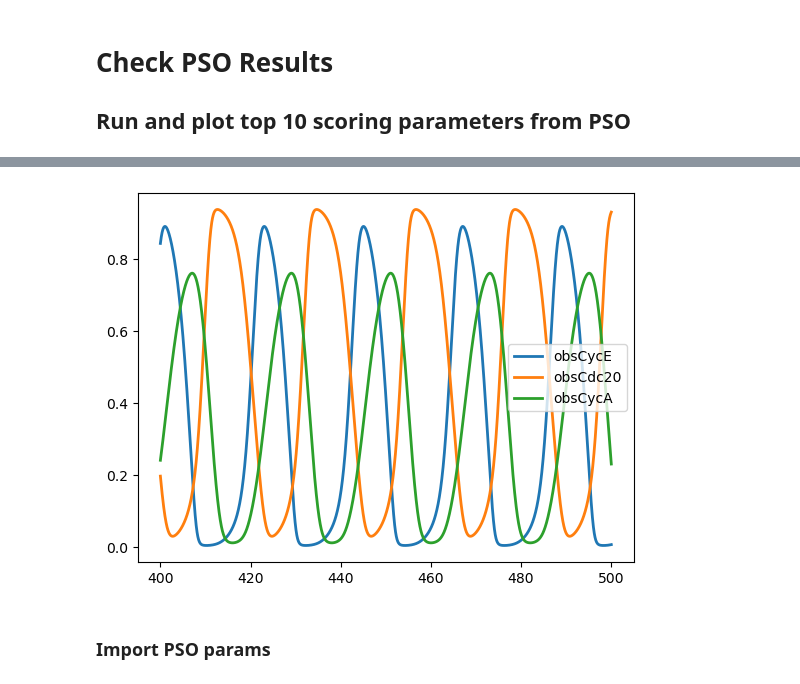
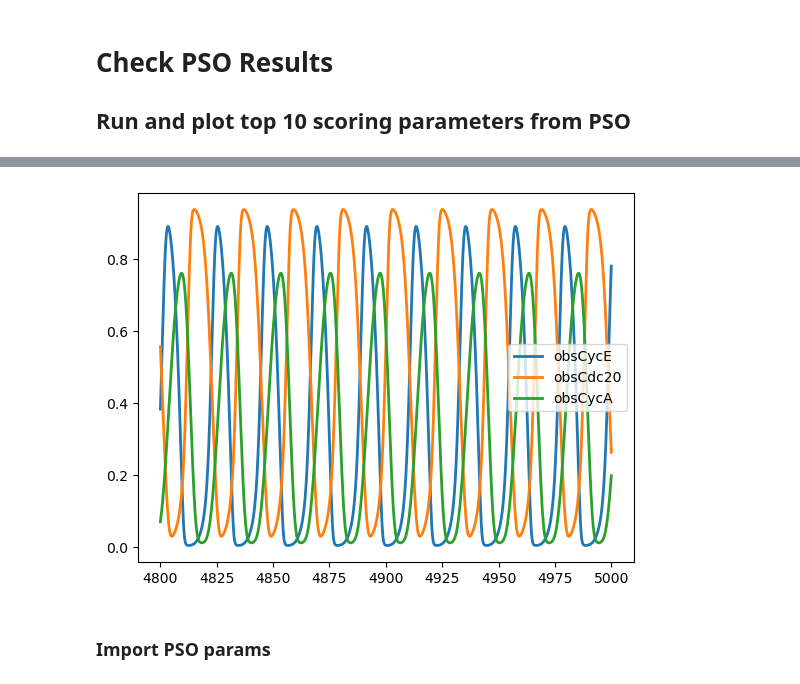
Before and after one commit to QuLab-VU/ECM_cell_cycle_model, a Jupyter notebook: Python/plotUMAP_proj.ipynb, the cells around one changed output, grey strips where cells are left out. Drawn from its saved outputs; the diff is of its cells as text; code cells hidden in the pictures.

```diff
--- a/Python/plotUMAP_proj.ipynb
+++ b/Python/plotUMAP_proj.ipynb
@@ -64,13 +64,13 @@ model_concentration.parameters['AKT'].value = 1 * 1
 # %%
 #ODE simulation
 
-t = np.linspace(0, 500, 50000)
+t = np.linspace(0, 5000, 50001)
 simres = ScipyOdeSimulator(model_concentration, t, verbose=False).run(); #deterministic simulation
 yout = simres.all;
 observables=['obsCycE','obsCdc20', 'obsCycA']; #plot Cyclin E, Cdc20 and Cyclin A
 
 for obs in range(3) :
-    plt.plot(t[40000:],yout[observables[obs]][40000:], label=observables[obs], lw=2)
+    plt.plot(t[48000:],yout[observables[obs]][48000:], label=observables[obs], lw=2)
 plt.legend(loc=0)
 plt.show()
 # %% [output]
@@ -78,4 +78,4 @@ plt.show()
-[figure, old version]
+[figure, new version]
 # %% [markdown]
 ### Import PSO params
 # %%
```
Also changed, not shown: parts of 87 cells of this notebook.
